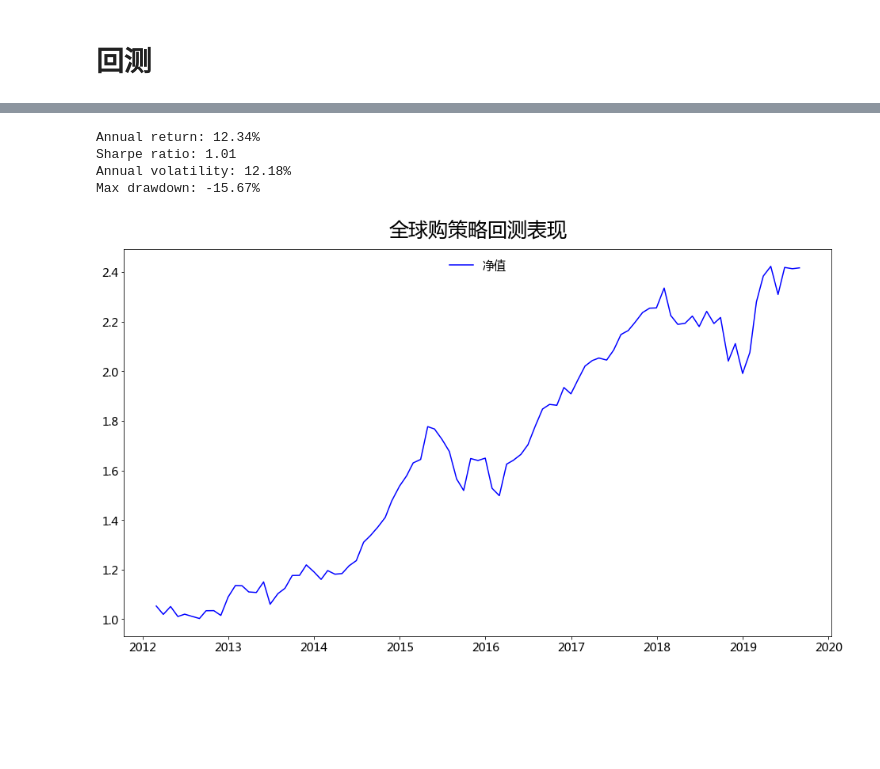
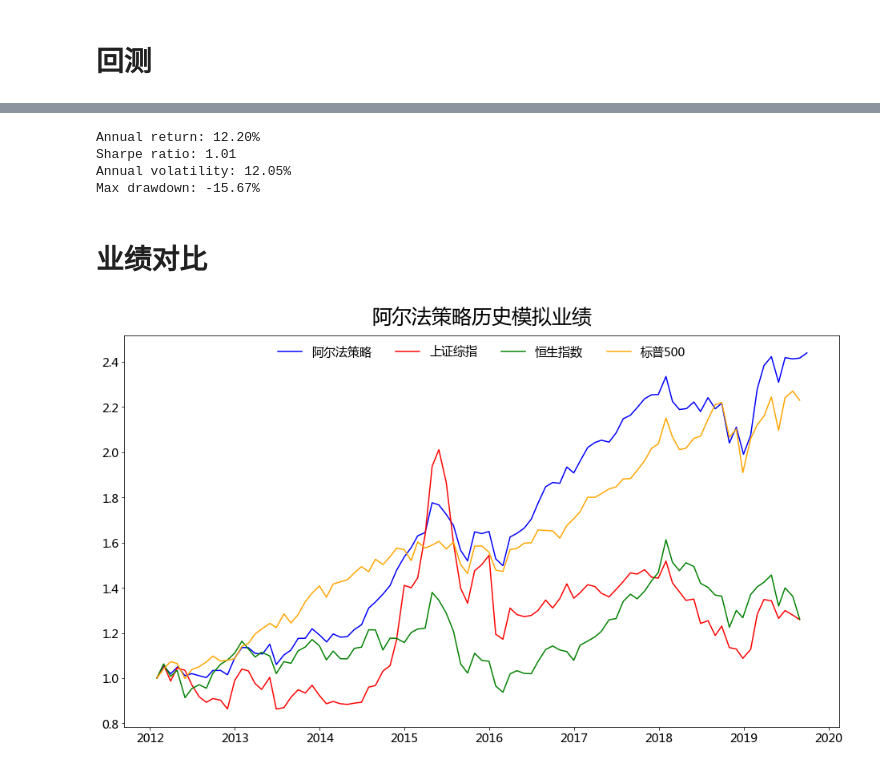
Before and after one commit to yf1291/zjsxzy_in_js, a Jupyter notebook: strategy/全球购策略/notebook/全球资产配置策略模拟.ipynb, the cells around one changed output, grey strips where cells are left out. Cells and saved outputs as stored; diff of their text form; code cells hidden in the pictures; blank space fills up the shorter version.

```diff
--- a/strategy/全球购策略/notebook/全球资产配置策略模拟.ipynb
+++ b/strategy/全球购策略/notebook/全球资产配置策略模拟.ipynb
@@ -148,30 +158,39 @@ portfolio.tail()
 dtype: float64
-# %%
-portfolio = portfolio[portfolio != 0]
 # %%
 metric(portfolio)
 # %% [output]
-Annual return: 12.34%
+Annual return: 12.20%
 Sharpe ratio: 1.01
-Annual volatility: 12.18%
+Annual volatility: 12.05%
 Max drawdown: -15.67%
+# %% [markdown]
+# 业绩对比
+# %%
+data = w.wsd('000001.SH, CBA00101.CS, HSI.HI,SPX.GI', 'pct_chg', '2012-01-01', '2019-08-30', 'Period=M')
+# %%
+bdf = pd.DataFrame(np.array(data.Data).T/100, index=data.Times, columns=data.Codes)
+# %%
+bdf.iloc[0] = 0
 # %%
 fig, ax = plt.subplots(figsize=(16, 9))
 
-lns1 = ax.plot((1 + portfolio).cumprod(), color='blue', label=u'净值')
+lns1 = ax.plot((1 + portfolio).cumprod(), color='blue', label=u'阿尔法策略')
+lns2 = ax.plot((1 + bdf['000001.SH']).cumprod(), color='red', label=u'上证综指')
+lns3 = ax.plot((1 + bdf['HSI.HI']).cumprod(), color='green', label=u'恒生指数')
+lns4 = ax.plot((1 + bdf['SPX.GI']).cumprod(), color='orange', label=u'标普500')
 
-lns = lns1
+lns = lns1 + lns2 + lns3 + lns4
 labs = [l.get_label() for l in lns]
-ax.legend(lns, labs, frameon=False, fontsize=15, loc='upper center', ncol=2, bbox_to_anchor=(0.5, 1.0))
+ax.legend(lns, labs, frameon=False, fontsize=15, loc='upper center', ncol=4, bbox_to_anchor=(0.5, 1.0))
 
 ax.xaxis.set_tick_params(labelsize=15)
 ax.yaxis.set_tick_params(labelsize=15)
 vals = ax.get_yticks()
 ax.set_yticklabels(['{:2.1f}'.format(x) for x in vals])
 
-_ = ax.set_title(u'全球购策略回测表现', fontsize=25, y=1.02)
+_ = ax.set_title(u'阿尔法策略历史模拟业绩', fontsize=25, y=1.02)
 # %% [output]
-[figure, old version]
+[figure, new version]
 # %%
 weight = weight.astype(np.float32)
 # %%
```
Also changed, not shown: parts of 12 cells of this notebook, 20 other files.
